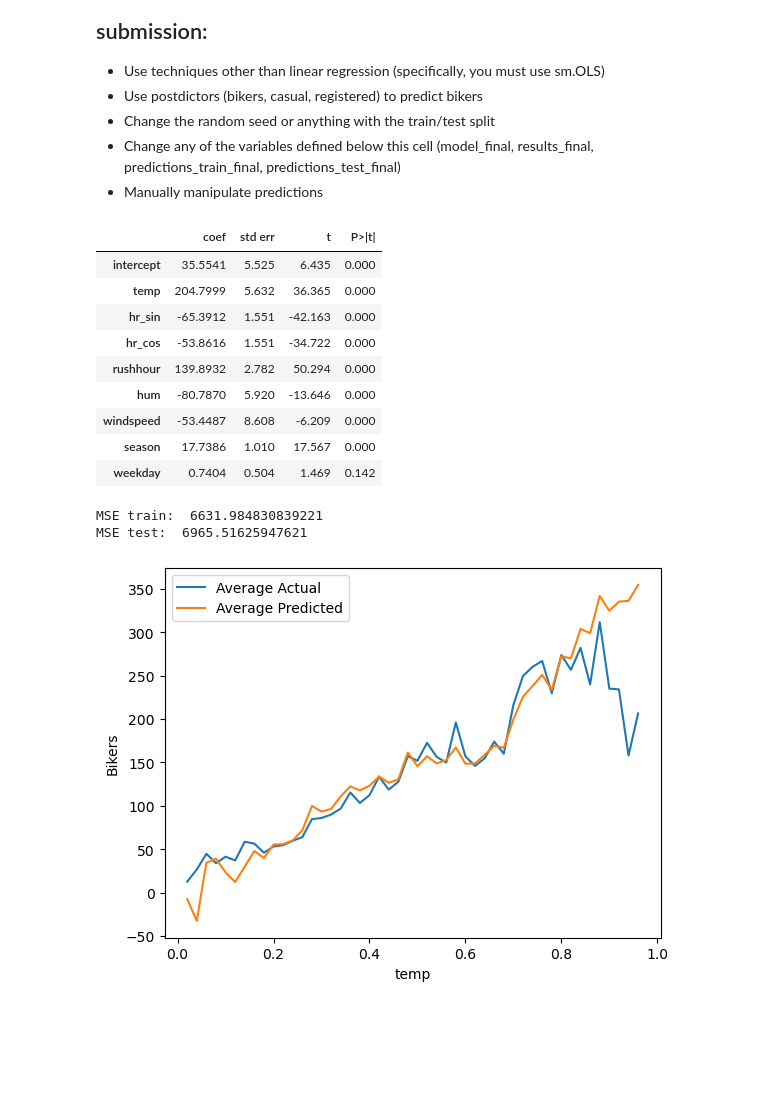
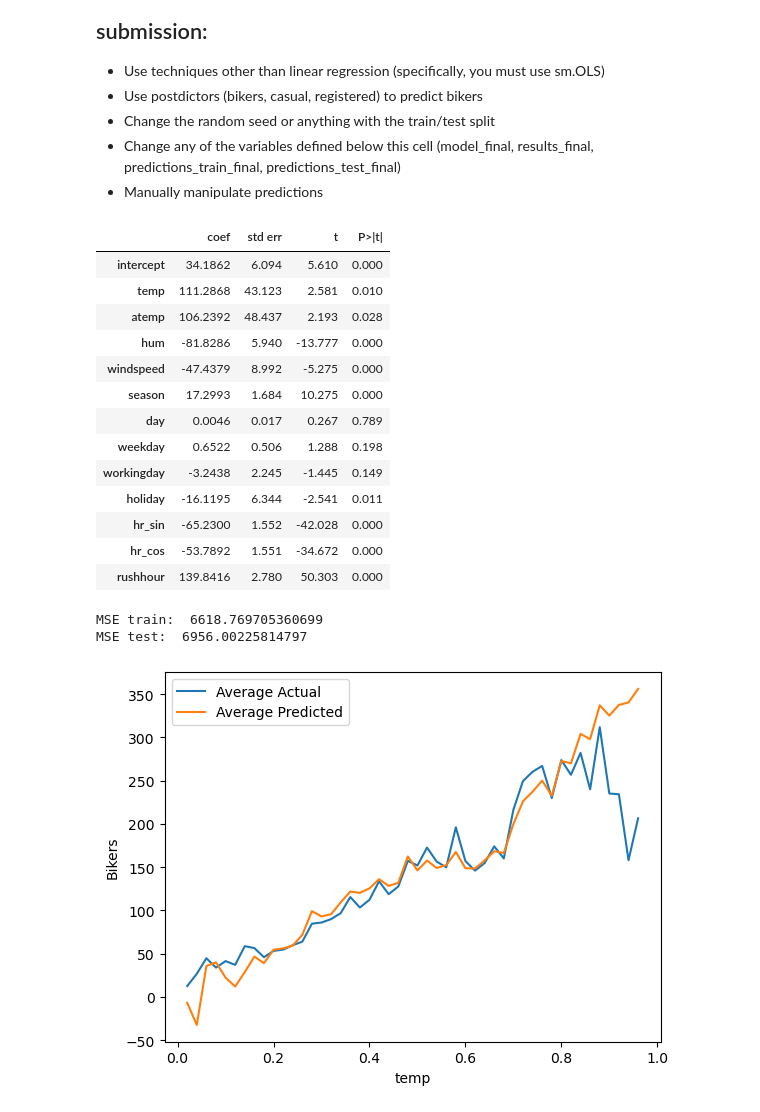
Before and after one commit to emileeharadon-gif/code_2600, a Jupyter notebook: mod05_nonlinear.ipynb, the cells around one changed output. Saved outputs shown, nothing was run; the diff lists cells and outputs as text; code cells hidden in the pictures; blank space fills up the shorter version.

```diff
--- a/mod05_nonlinear.ipynb
+++ b/mod05_nonlinear.ipynb
@@ -324,31 +324,39 @@ X_test['hr_cos']=np.round(np.cos(2*np.pi/24*X_test['hr'].astype(int)),2)
 # %%
 # Build your linear regression model here.
 vars_to_include = [
     'intercept',
     'temp',
-    'hr_sin',
-    'hr_cos',
-    'rushhour',
+    'atemp',
     'hum',
     'windspeed',
     'season',
-    'weekday'
+    'day',
+    'weekday',
+    'workingday',
+    'holiday',
+    'hr_sin',
+    'hr_cos',
+    'rushhour'
 ]
 
 model_final = sm.OLS(y_train, X_train[vars_to_include])
 results_final = model_final.fit()
 summarize(results_final)
 # %% [output]
 |  | coef | std err | t | P>|t| |
-| intercept | 35.5541 | 5.525 | 6.435 | 0.000 |
-| temp | 204.7999 | 5.632 | 36.365 | 0.000 |
-| hr_sin | -65.3912 | 1.551 | -42.163 | 0.000 |
-| hr_cos | -53.8616 | 1.551 | -34.722 | 0.000 |
-| rushhour | 139.8932 | 2.782 | 50.294 | 0.000 |
-| hum | -80.7870 | 5.920 | -13.646 | 0.000 |
-| windspeed | -53.4487 | 8.608 | -6.209 | 0.000 |
-| season | 17.7386 | 1.010 | 17.567 | 0.000 |
-| weekday | 0.7404 | 0.504 | 1.469 | 0.142 |
+| intercept | 34.1862 | 6.094 | 5.610 | 0.000 |
+| temp | 111.2868 | 43.123 | 2.581 | 0.010 |
+| atemp | 106.2392 | 48.437 | 2.193 | 0.028 |
+| hum | -81.8286 | 5.940 | -13.777 | 0.000 |
+| windspeed | -47.4379 | 8.992 | -5.275 | 0.000 |
+| season | 17.2993 | 1.684 | 10.275 | 0.000 |
+| day | 0.0046 | 0.017 | 0.267 | 0.789 |
+| weekday | 0.6522 | 0.506 | 1.288 | 0.198 |
+| workingday | -3.2438 | 2.245 | -1.445 | 0.149 |
+| holiday | -16.1195 | 6.344 | -2.541 | 0.011 |
+| hr_sin | -65.2300 | 1.552 | -42.028 | 0.000 |
+| hr_cos | -53.7892 | 1.551 | -34.672 | 0.000 |
+| rushhour | 139.8416 | 2.780 | 50.303 | 0.000 |
 # %%
 predictions_train_final = predict(X_train[vars_to_include], results_final)
 print('MSE train: ', mse(y_train, predictions_train_final))
@@ -356,8 +364,8 @@ print('MSE train: ', mse(y_train, predictions_train_final))
 predictions_test_final = predict(X_test[vars_to_include], results_final)
 print('MSE test: ', mse(y_test, predictions_test_final))
 # %% [output]
-MSE train:  6631.984830839221
-MSE test:  6965.51625947621
+MSE train:  6618.769705360699
+MSE test:  6956.00225814797
 # %%
 plot_avg_actual_vs_predicted_by_feature(X=X_train,
                                         y=y_train,
```
